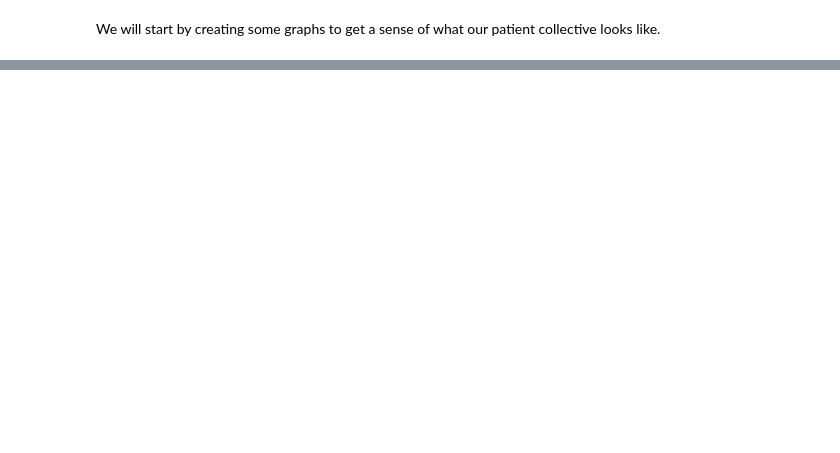
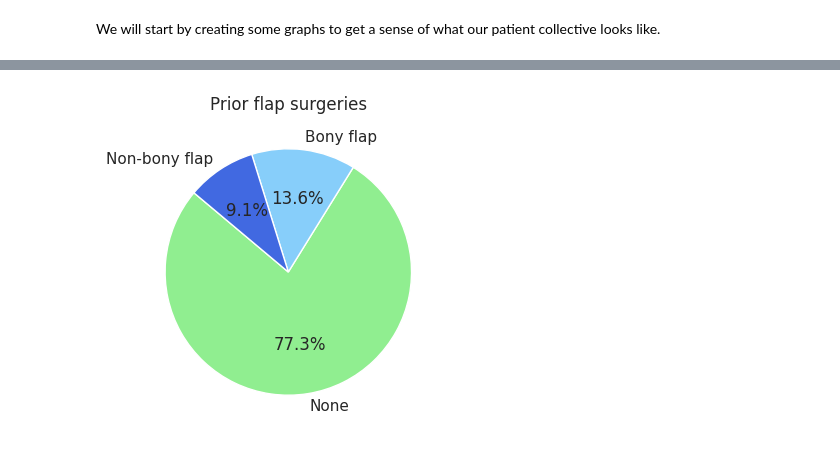
Before and after one commit to philipp-lampert/mymandible, a Jupyter notebook: data_science/02_data_exploration.ipynb, the cells around one changed output, grey strips where cells are left out. Saved outputs shown, nothing was run; the diff lists cells and outputs as text; code cells hidden in the pictures; blank space fills up the shorter version.

```diff
--- a/data_science/02_data_exploration.ipynb
+++ b/data_science/02_data_exploration.ipynb
@@ -138,0 +165,21 @@ plt.show()
+# %%
+flap_counts = df['prior_flap'].value_counts()
+
+sizes = flap_counts.values
+colors = ['lightgreen', 'lightskyblue', 'royalblue']
+
+labels = {
+    'none': 'None',
+    'bony': 'Bony flap',
+    'non_bony': 'Non-bony flap',
+}
+
+flap_counts = flap_counts.rename(labels)
+labels = flap_counts.index
+
+plt.figure(figsize=(4, 4))
+plt.pie(sizes, labels=labels, colors=colors, autopct='%1.1f%%', startangle=140)
+plt.title('Prior flap surgeries')
+plt.show()
+# %% [output]
+[figure, added]
```
Also changed, not shown: parts of 7 cells of this notebook.
